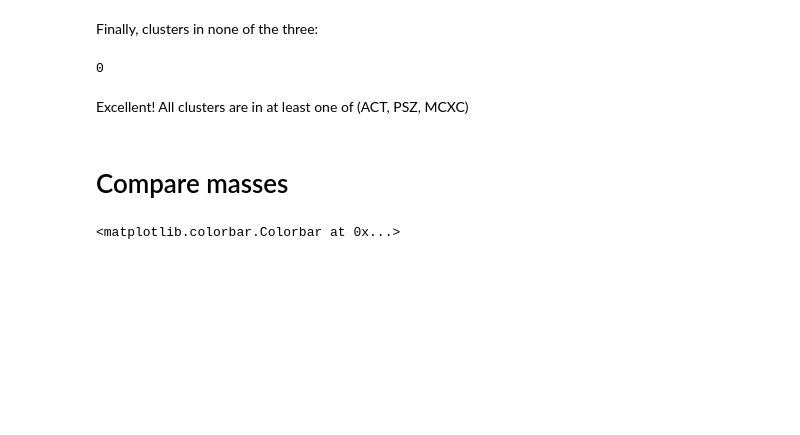
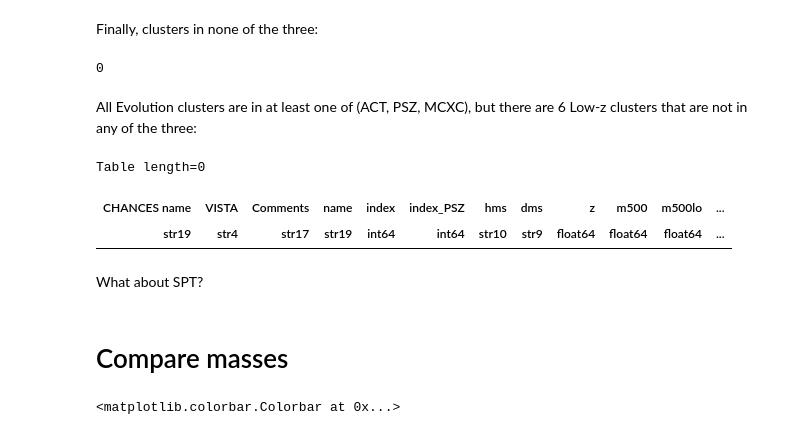
Before and after one commit to 4MOST-CHANCES/cluster-catalogues, a Jupyter notebook: merge_mcxc.ipynb, the cells around one changed output. Saved outputs shown, nothing was run; the diff lists cells and outputs as text; code cells hidden in the pictures; blank space fills up the shorter version.

```diff
--- a/merge_mcxc.ipynb
+++ b/merge_mcxc.ipynb
@@ -87,8 +67,8 @@ Table length=79
 | RXC J2248.7-4431 | GCAV | CLASH-VLT MeerKAT | PSZ2 G349.46-59.95 | 61 | 3 | 22:48:49.2 | -44:31:40 | 0.351 | 18.97 | 3.55 | ... |
 | RXC J1504.1-0248 | HiLx | -- | PSZ2 G355.07+46.20 | 53 | 61 | 15:04:06.8 | -02:48:22 | 0.217 | 11.27 | 2.24 | ... |
 # %%
-evol_mcxc_matches = catalogs.query(evol['hms'], evol['dms'], radius=3, catalogs='mcxc', squeeze=True)
-evol_mcxc_matches
+mcxc_matches = catalogs.query(chances['hms'], chances['dms'], radius=3, catalogs='mcxc', squeeze=True)
+mcxc_matches
 # %% [output]
 MCXC: 46 matches
 ({'name': array(['J0958.3-1103', 'J0956.4-1004', 'J1212.3-1816', 'J0454.1-0300',
@@ -109,8 +89,8 @@ MCXC: 46 matches
         33, 35, 36, 37, 39, 40, 41, 42, 43, 46, 47, 51, 52, 54, 55, 57, 59,
         60, 62, 63, 64, 66, 70, 71, 73, 74, 75, 77, 78]))
 # %%
-mcxc = catalogs.load('mcxc', indices=evol_mcxc_matches[0]['index'])
-mcxc['CHANCES name'] = evol['CHANCES name'][evol_mcxc_matches[1]]
+mcxc = catalogs.load('mcxc', indices=mcxc_matches[0]['index'])
+mcxc['CHANCES name'] = chances['CHANCES name'][mcxc_matches[1]]
 mcxc.rename_columns(['OName', 'Cat', 'L500', 'M500', 'R500'], ['X-rays', 'X-ray catalog', 'L500_X', 'm500_X', 'r500_X'])
 mcxc
 # %% [output]
@@ -136,8 +116,8 @@ Table length=46
 # %% [markdown]
 # Joint SZ+X-rays catalogue
 # %%
-evol_mcxc = join(evol, mcxc['MCXC','X-rays','X-ray catalog','L500_X','m500_X', 'r500_X','CHANCES name'], keys=('CHANCES name',), join_type='left')
-evol_mcxc
+chances_mcxc = join(chances, mcxc['MCXC','X-rays','X-ray catalog','L500_X','m500_X', 'r500_X','CHANCES name'], keys=('CHANCES name',), join_type='left')
+chances_mcxc
 # %% [output]
 Table length=79
 | CHANCES name | VISTA | Comments | name | index | index_PSZ | hms | dms | z | m500 | m500lo | ... |
@@ -166,7 +141,11 @@ nosz.sum()
 # %%
-inact = ~evol_mcxc['m500_ACT'].mask
-inpsz = ~evol_mcxc['m500_PSZ'].mask
-inx = ~evol_mcxc['m500_X'].mask
+if sample == 'evolution':
+    inact = ~chances_mcxc['m500_ACT'].mask
+    inpsz = ~chances_mcxc['m500_PSZ'].mask
+else:
+    inact = np.array(['ACT-CL' in name for name in chances_mcxc['CHANCES name']])
+    inpsz = (chances_mcxc['PSZ_name'] != '--')
+inx = ~chances_mcxc['m500_X'].mask
 inact.sum(), inpsz.sum(), inx.sum()
 # %% [output]
 (32, 72, 46)
@@ -199,4 +177,12 @@ nowhere.sum()
 # %% [output]
 0
 # %% [markdown]
-Excellent! All clusters are in at least one of (ACT, PSZ, MCXC)
+All Evolution clusters are in at least one of (ACT, PSZ, MCXC), but there are 6 Low-z clusters that are not in any of the three:
+# %%
+chances_mcxc[nowhere]
+# %% [output]
+Table length=0
+| CHANCES name | VISTA | Comments | name | index | index_PSZ | hms | dms | z | m500 | m500lo | ... |
+| str19 | str4 | str17 | str19 | int64 | int64 | str10 | str9 | float64 | float64 | float64 | ... |
+# %% [markdown]
+What about SPT?
```
Also changed, not shown: parts of 33 cells of this notebook, 6 other files.
